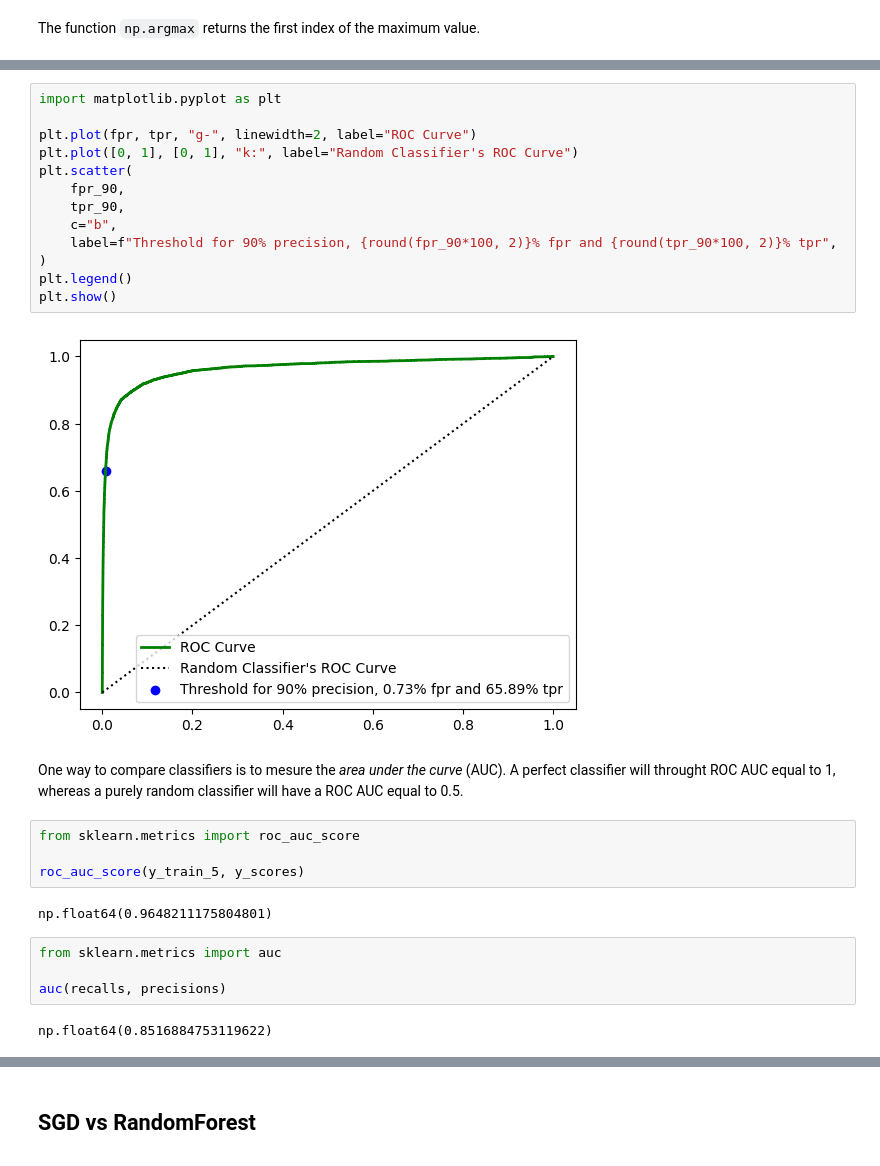
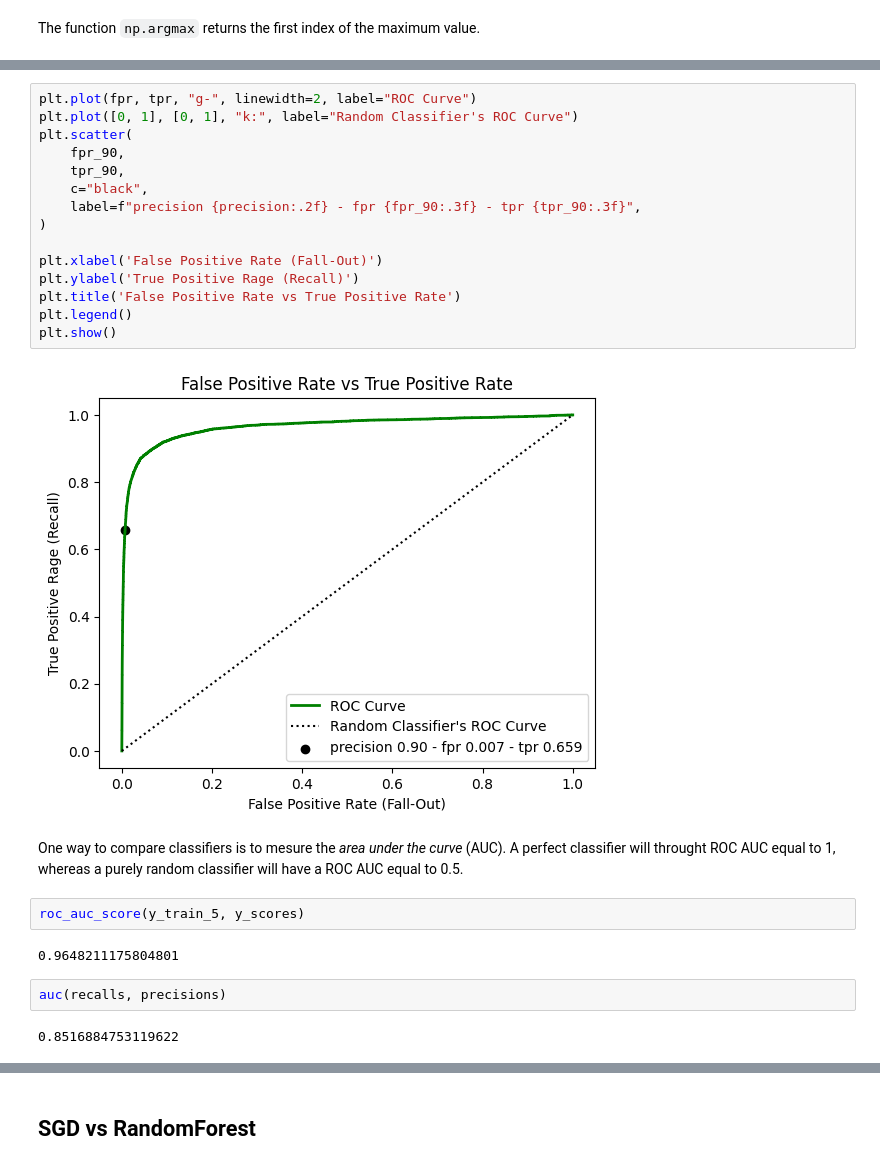
Before and after one commit to wilberquito/ML, a Jupyter notebook: classification/mnist-is5/mnist-is5.ipynb, the cells around one changed output, grey strips where cells are left out. Saved outputs shown, nothing was run; the diff lists cells and outputs as text.

```diff
--- a/classification/mnist-is5/mnist-is5.ipynb
+++ b/classification/mnist-is5/mnist-is5.ipynb
@@ -422,30 +431,28 @@ tpr_90, fpr_90, threshold_precision_90
 # %%
-import matplotlib.pyplot as plt
-
 plt.plot(fpr, tpr, "g-", linewidth=2, label="ROC Curve")
 plt.plot([0, 1], [0, 1], "k:", label="Random Classifier's ROC Curve")
 plt.scatter(
     fpr_90,
     tpr_90,
-    c="b",
-    label=f"Threshold for 90% precision, {round(fpr_90*100, 2)}% fpr and {round(tpr_90*100, 2)}% tpr",
+    c="black",
+    label=f"precision {precision:.2f} - fpr {fpr_90:.3f} - tpr {tpr_90:.3f}",
 )
+
+plt.xlabel('False Positive Rate (Fall-Out)')
+plt.ylabel('True Positive Rage (Recall)')
+plt.title('False Positive Rate vs True Positive Rate')
 plt.legend()
 plt.show()
 # %% [output]
-[figure, old version]
+[figure, new version]
 # %% [markdown]
 One way to compare classifiers is to mesure the *area under the curve* (AUC). A perfect classifier will throught ROC AUC equal to 1, whereas a purely random classifier will have a ROC AUC equal to 0.5.
-# %%
-from sklearn.metrics import roc_auc_score
-
-roc_auc_score(y_train_5, y_scores)
-# %% [output]
-np.float64(0.9648211175804801)
-# %%
-from sklearn.metrics import auc
-
-auc(recalls, precisions)
-# %% [output]
-np.float64(0.8516884753119622)
+# %%
+roc_auc_score(y_train_5, y_scores)
+# %% [output]
+0.9648211175804801
+# %%
+auc(recalls, precisions)
+# %% [output]
+0.8516884753119622
 # %% [markdown]
```
Also changed, not shown: parts of 70 cells of this notebook.
